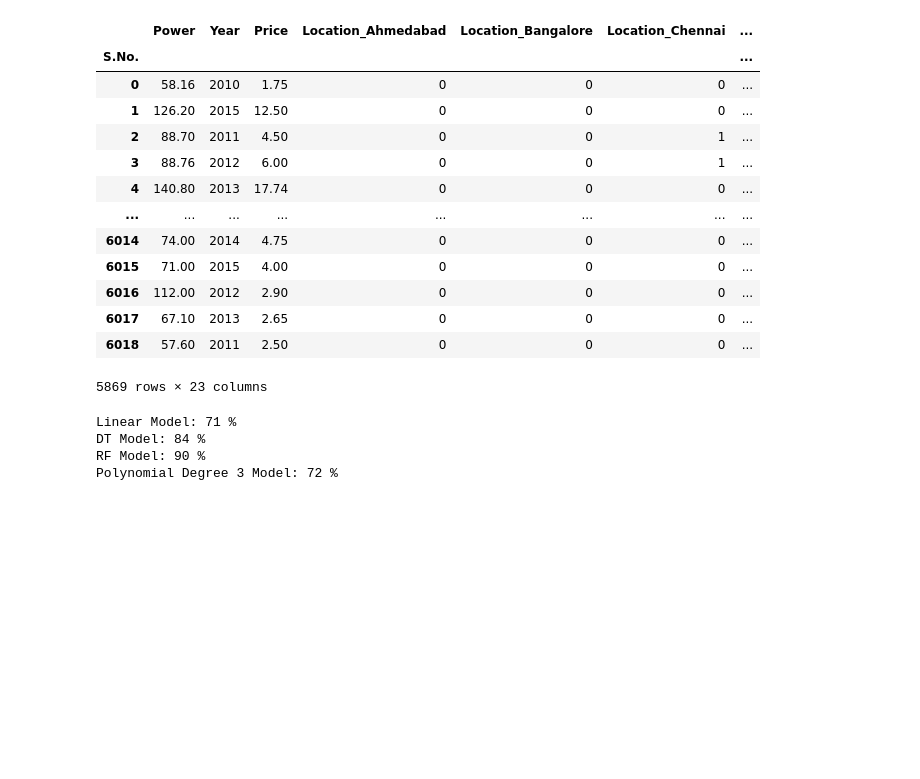
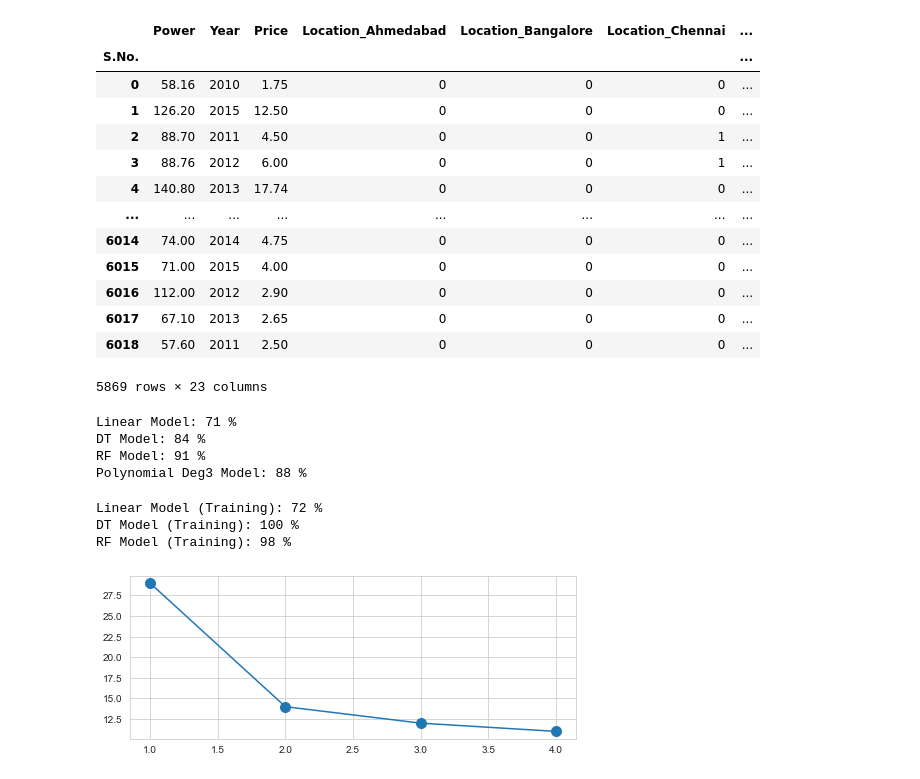
Before and after one commit to hardik812004/training_sep22, a Jupyter notebook: day25_used_car_price.ipynb, the cells around one changed output. Saved outputs shown, nothing was run; the diff lists cells and outputs as text; code cells hidden in the pictures; blank space fills up the shorter version.

```diff
--- a/day25_used_car_price.ipynb
+++ b/day25_used_car_price.ipynb
@@ -549,8 +531,8 @@ from sklearn.preprocessing import PolynomialFeatures
 feats_poly3 = PolynomialFeatures(degree=3).fit_transform(features)
 # %%
 from sklearn.model_selection import train_test_split
-xtrain,xtest, ytrain, ytest=train_test_split(features, target, test_size=0.25,random_state=101)
-xtrainp,xtestp, ytrainp, ytestp=train_test_split(features, target, test_size=0.25,random_state=101)
+xtrain,xtest,ytrain,ytest = train_test_split(features, target, test_size=0.25, random_state=101)
+xtrainp,xtestp,ytrainp,ytestp = train_test_split(feats_poly3, target, test_size=0.25, random_state=101)
 
 from sklearn.linear_model import LinearRegression
 from sklearn.tree import DecisionTreeRegressor
@@ -558,15 +540,38 @@ from sklearn.ensemble import RandomForestRegressor
 
 model_linear = LinearRegression().fit(xtrain,ytrain)
 model_dt = DecisionTreeRegressor().fit(xtrain,ytrain)
-model_rf= RandomForestRegressor().fit(xtrain,ytrain)
+model_rf = RandomForestRegressor().fit(xtrain,ytrain)
 model_poly3 = LinearRegression().fit(xtrainp,ytrainp)
 
-print('Linear Model:',round(100*model_linear.score(xtest,ytest)),'%')
-print('DT Model:',round(100*model_dt.score(xtest,ytest)),'%')
-print('RF Model:',round(100*model_rf.score(xtest,ytest)),'%')
-print('Polynomial Deg3 Model:',round(100*model_poly3.score(xtrainp,ytrainp)),'%')
+print('Linear Model:', round(100*model_linear.score(xtest,ytest)),'%')
+print('DT Model:', round(100*model_dt.score(xtest,ytest)),'%')
+print('RF Model:', round(100*model_rf.score(xtest,ytest)),'%')
+print('Polynomial Deg3 Model:', round(100*model_poly3.score(xtrainp,ytrainp)),'%')
 # %% [output]
 Linear Model: 71 %
 DT Model: 84 %
-RF Model: 90 %
-Polynomial Degree 3 Model: 72 %
+RF Model: 91 %
+Polynomial Deg3 Model: 88 %
+# %%
+print('Linear Model (Training):', round(100*model_linear.score(xtrain,ytrain)),'%')
+print('DT Model (Training):', round(100*model_dt.score(xtrain,ytrain)),'%')
+print('RF Model (Training):', round(100*model_rf.score(xtrain,ytrain)),'%')
+# %% [output]
+Linear Model (Training): 72 %
+DT Model (Training): 100 %
+RF Model (Training): 98 %
+# %%
+# Elbow Method
+
+scores = []
+for i in range(1,5):
+    feats_i = PolynomialFeatures(degree=i).fit_transform(features)
+    model_i = LinearRegression().fit(feats_i,target)
+    scores.append(100 - round(100*model_i.score(feats_i,target)))
+# %%
+plt.figure(figsize=(8,3))
+plt.plot(range(1,5), scores, marker='o', markersize=10)
+plt.grid(True)
+plt.show()
+# %% [output]
+[figure, added]
```
Also changed, not shown: parts of 3 cells of this notebook.
